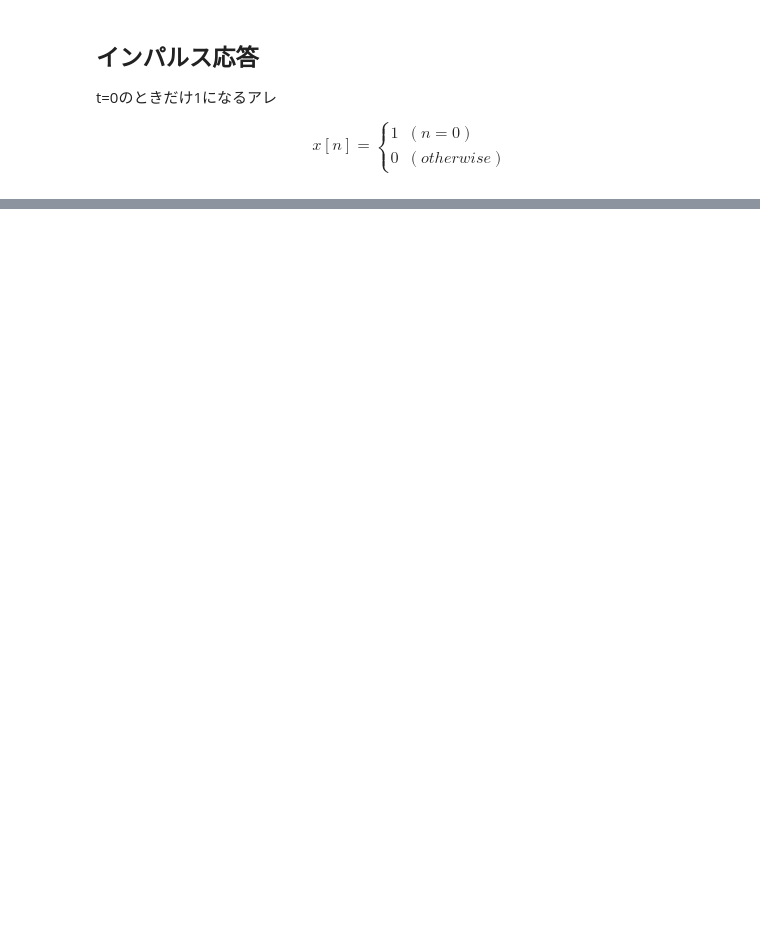
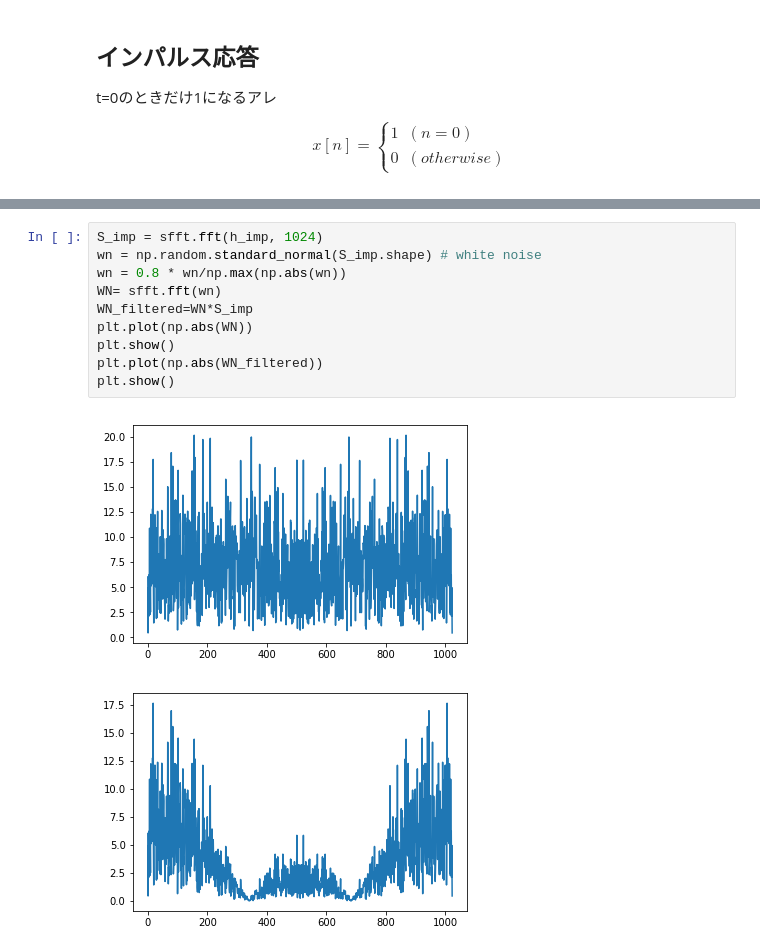
Before and after one commit to fumuumuf/train-dsp, a Jupyter notebook: work/chap04/4章.ipynb, the cells around one changed output, grey strips where cells are left out. Drawn from its saved outputs; the diff is of its cells as text; blank space fills up the shorter version.

```diff
--- a/work/chap04/4章.ipynb
+++ b/work/chap04/4章.ipynb
@@ -107,0 +121,13 @@ imp[0] =  1
+# %%
+S_imp = sfft.fft(h_imp, 1024)
+wn = np.random.standard_normal(S_imp.shape) # white noise
+wn = 0.8 * wn/np.max(np.abs(wn))
+WN= sfft.fft(wn)
+WN_filtered=WN*S_imp
+plt.plot(np.abs(WN))
+plt.show()
+plt.plot(np.abs(WN_filtered))
+plt.show()
+# %% [output]
+[figure, added]
+[figure, added]
```
Also changed, not shown: parts of 7 cells of this notebook, 2 other files.
